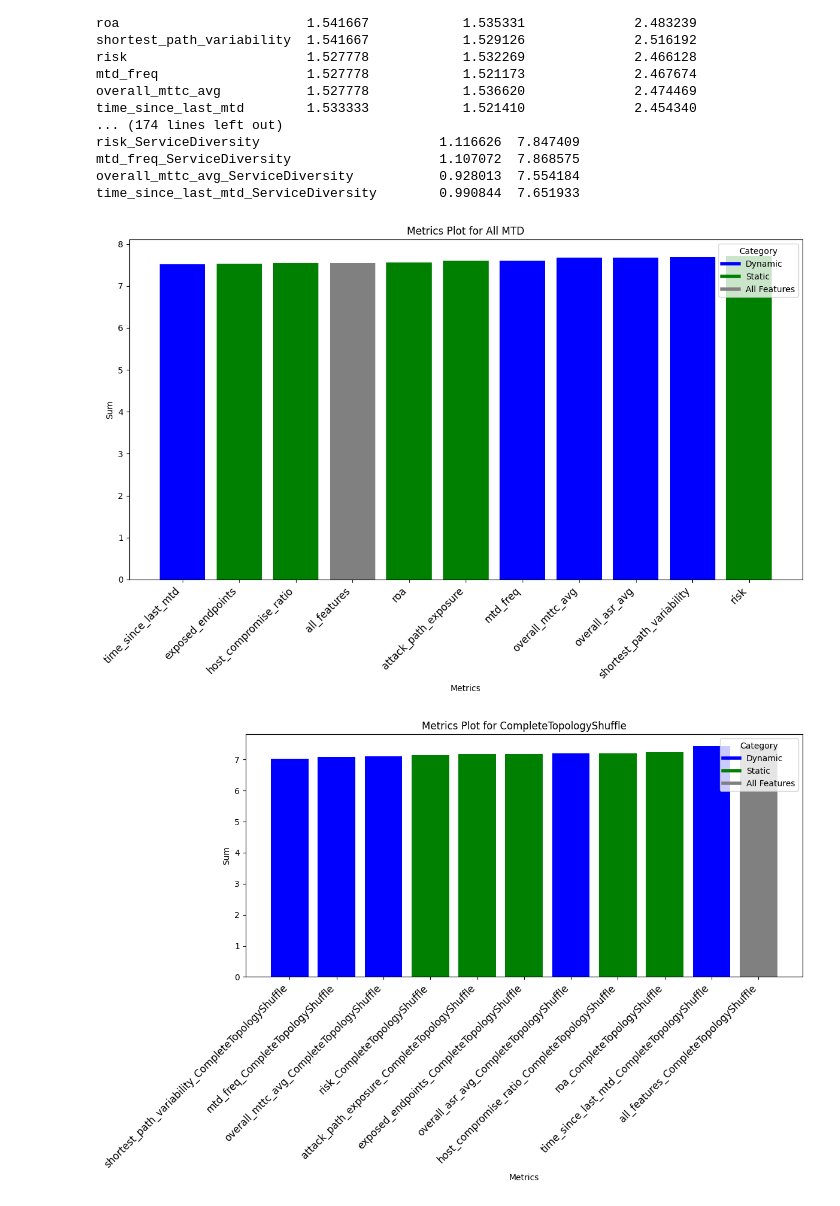
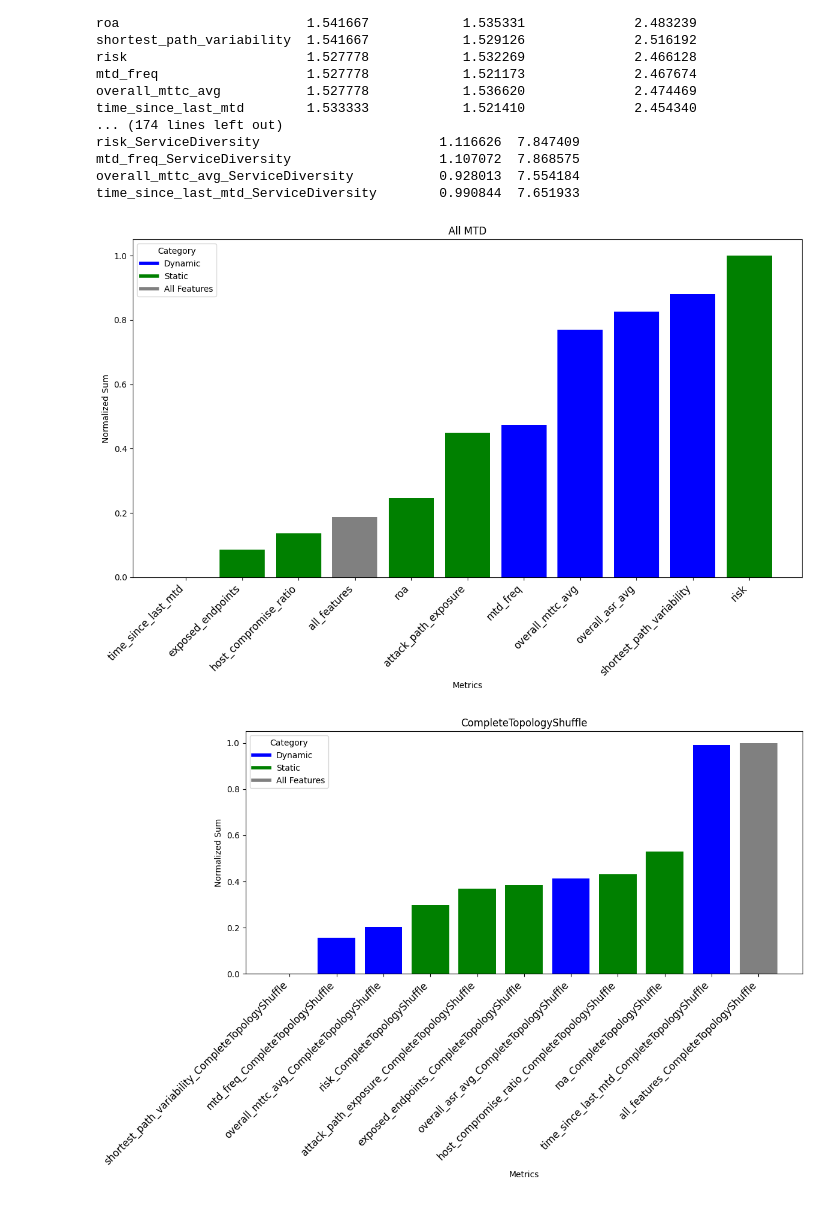
Before and after one commit to MoeBuTa/MTDSim, a Jupyter notebook: experiments/final_plots.ipynb, the cells around one changed output. Drawn from its saved outputs; the diff is of its cells as text; code cells hidden in the pictures.

```diff
--- a/experiments/final_plots.ipynb
+++ b/experiments/final_plots.ipynb
@@ -305,38 +305,45 @@ def plot_metrics_by_category(data, groups, dynamic_metrics, static_metrics):
     for mtd in groups:
         # Extract and sort the data
         df = data[groups[mtd]].T
+
         sorted_columns = df.sort_values(by='sum', axis=0).index
         sorted_data = data[sorted_columns].loc['sum']
+
+
+        min_sum = sorted_data.min()
+        max_sum = sorted_data.max()
+        sorted_data = (sorted_data - min_sum) / (max_sum - min_sum)
+
 
         # Plot
         fig, ax = plt.subplots(figsize=(12, 8))
 
         # Plot bars with colors based on category
         for metric in sorted_data.index:
             # Determine category based on metric name
             if any(dyn_metric in metric for dyn_metric in dynamic_metrics):
                 category = 'Dynamic'
             elif any(static_metric in metric for static_metric in static_metrics):
                 category = 'Static'
             else:
                 category = 'All Features'
 
             ax.bar(metric, sorted_data[metric], color=colors[category])
 
         # Add labels, title, and legend
         ax.set_xlabel('Metrics')
-        ax.set_ylabel('Sum')
-        ax.set_title(f'Metrics Plot for {mtd}')
+        ax.set_ylabel('Normalized Sum')
+        ax.set_title(f'{mtd}')
         ax.set_xticklabels(sorted_data.index, rotation=45, ha='right', fontsize=12)
         ax.legend(handles=handles, labels=labels, title='Category')
 
         # Display the plot
         plt.tight_layout()
         plt.show()
 
 # Example usage:
 # Assuming `data` and `groups` are defined, and the metric lists are provided
 plot_metrics_by_category(data, groups, dynamic_metrics, static_metrics)
 # %% [output]
-[figure, old version]
+[figure, new version]
-[figure, old version]
+[figure, new version]
```
Also changed, not shown: parts of 20 cells of this notebook, 6 other files.
